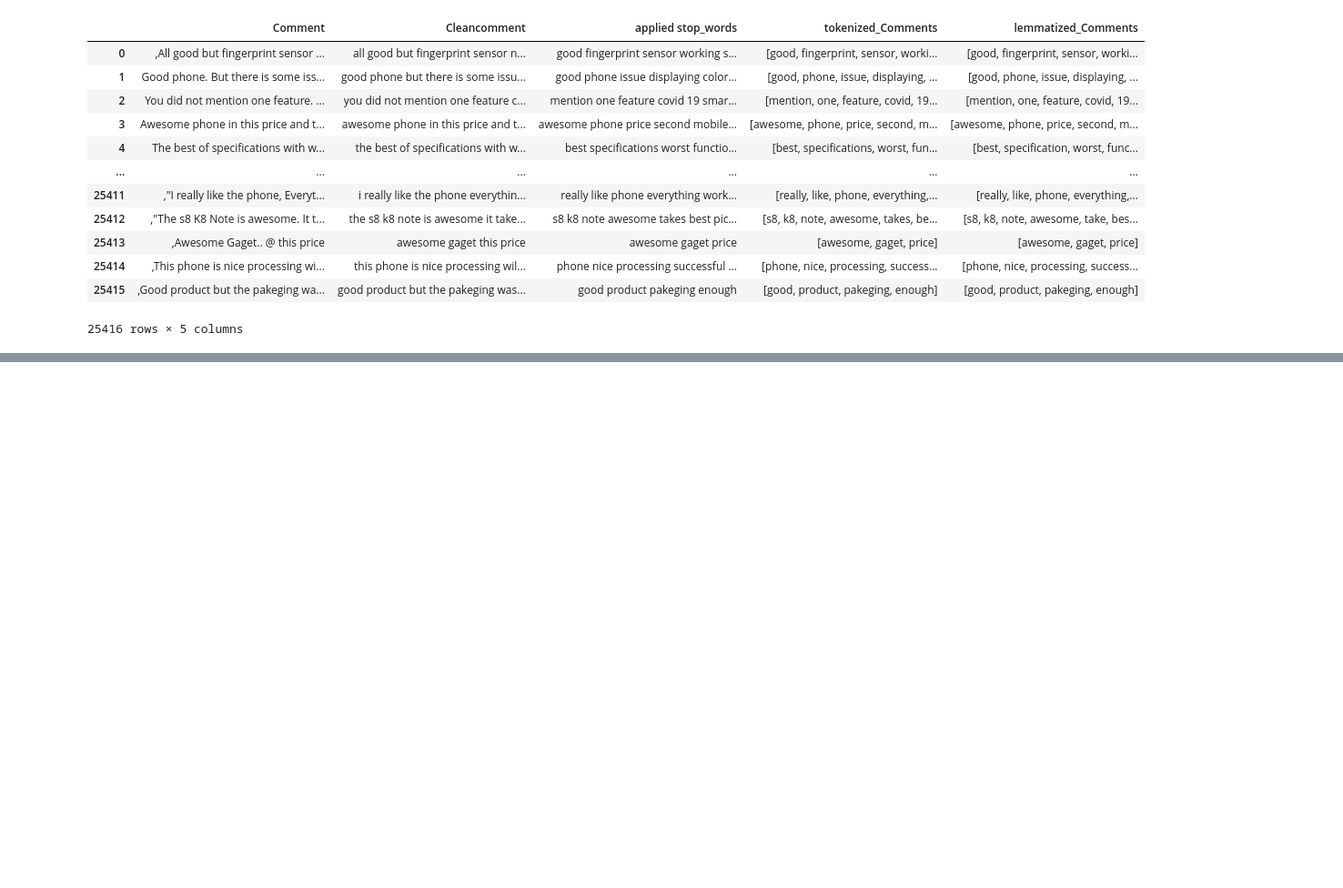
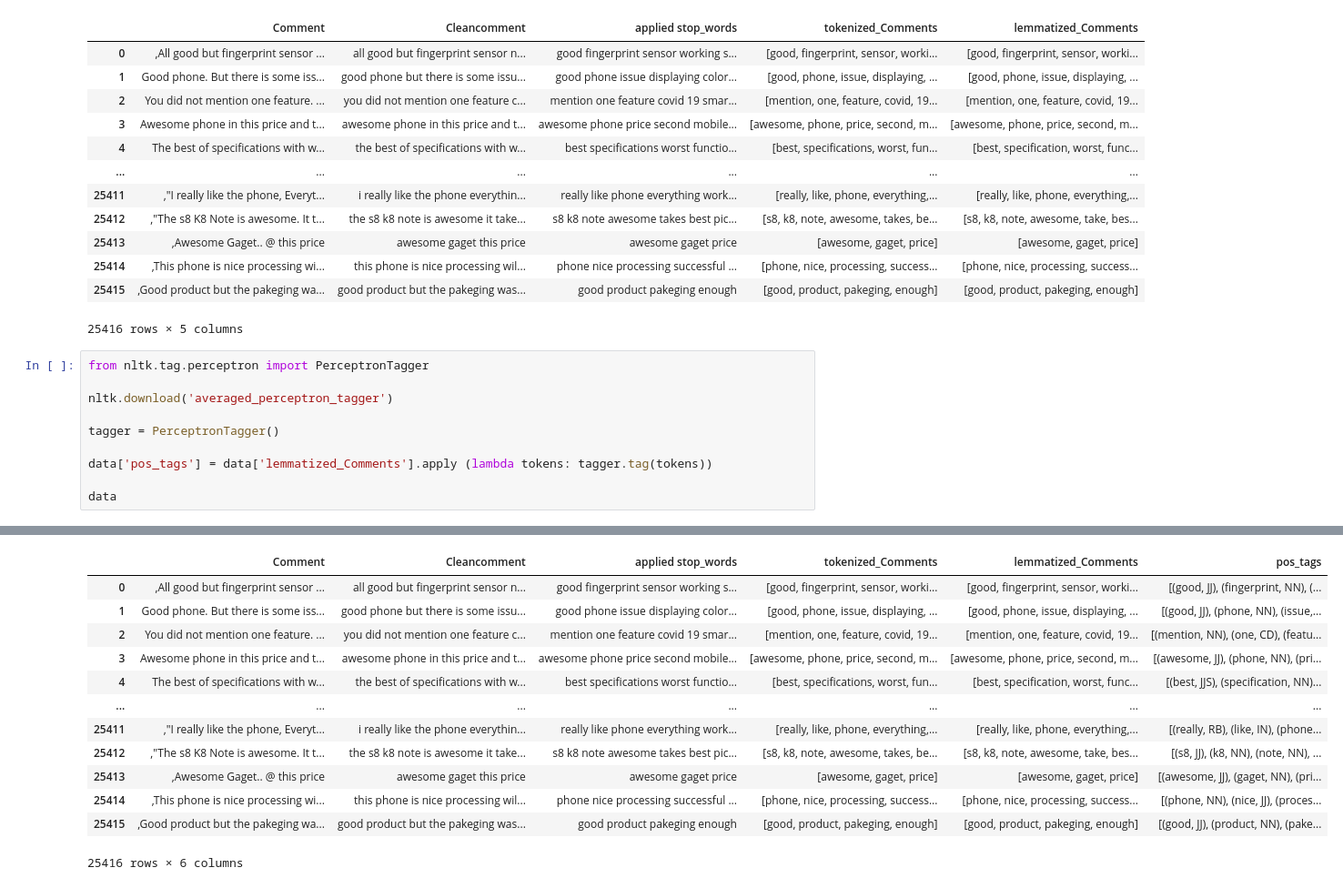
Before and after one commit to unibo-dtm-se-2324-Sentimazon/Sentimazon-Project, a Jupyter notebook: Main.ipynb, the cells around one changed output, grey strips where cells are left out. Shown at 91% size. Drawn from its saved outputs; the diff is of its cells as text; blank space fills up the shorter version.

Commit message:
apply pos tagger (perceptron) on the data

```diff
--- a/Main.ipynb
+++ b/Main.ipynb
@@ -150,3 +150,14 @@ data
 | 25414 | ,This phone is nice processing wi... | this phone is nice processing wil... | phone nice processing successful ... | [phone, nice, processing, success... | [phone, nice, processing, success... |
 | 25415 | ,Good product but the pakeging wa... | good product but the pakeging was... | good product pakeging enough | [good, product, pakeging, enough] | [good, product, pakeging, enough] |
 25416 rows × 5 columns
+# %%
+from nltk.tag.perceptron import PerceptronTagger
+
+nltk.download('averaged_perceptron_tagger')
+
+tagger = PerceptronTagger()
+
+data['pos_tags'] = data['lemmatized_Comments'].apply (lambda tokens: tagger.tag(tokens))
+
+data
+# %% [output]
@@ -152,0 +168,13 @@ data
+|  | Comment | Cleancomment | applied stop_words | tokenized_Comments | lemmatized_Comments | pos_tags |
+| 0 | ,All good but fingerprint sensor ... | all good but fingerprint sensor n... | good fingerprint sensor working s... | [good, fingerprint, sensor, worki... | [good, fingerprint, sensor, worki... | [(good, JJ), (fingerprint, NN), (... |
+| 1 | Good phone. But there is some iss... | good phone but there is some issu... | good phone issue displaying color... | [good, phone, issue, displaying, ... | [good, phone, issue, displaying, ... | [(good, JJ), (phone, NN), (issue,... |
+| 2 | You did not mention one feature. ... | you did not mention one feature c... | mention one feature covid 19 smar... | [mention, one, feature, covid, 19... | [mention, one, feature, covid, 19... | [(mention, NN), (one, CD), (featu... |
+| 3 | Awesome phone in this price and t... | awesome phone in this price and t... | awesome phone price second mobile... | [awesome, phone, price, second, m... | [awesome, phone, price, second, m... | [(awesome, JJ), (phone, NN), (pri... |
+| 4 | The best of specifications with w... | the best of specifications with w... | best specifications worst functio... | [best, specifications, worst, fun... | [best, specification, worst, func... | [(best, JJS), (specification, NN)... |
+| ... | ... | ... | ... | ... | ... | ... |
+| 25411 | ,"I really like the phone, Everyt... | i really like the phone everythin... | really like phone everything work... | [really, like, phone, everything,... | [really, like, phone, everything,... | [(really, RB), (like, IN), (phone... |
+| 25412 | ,"The s8 K8 Note is awesome. It t... | the s8 k8 note is awesome it take... | s8 k8 note awesome takes best pic... | [s8, k8, note, awesome, takes, be... | [s8, k8, note, awesome, take, bes... | [(s8, JJ), (k8, NN), (note, NN), ... |
+| 25413 | ,Awesome Gaget.. @ this price | awesome gaget this price | awesome gaget price | [awesome, gaget, price] | [awesome, gaget, price] | [(awesome, JJ), (gaget, NN), (pri... |
+| 25414 | ,This phone is nice processing wi... | this phone is nice processing wil... | phone nice processing successful ... | [phone, nice, processing, success... | [phone, nice, processing, success... | [(phone, NN), (nice, JJ), (proces... |
+| 25415 | ,Good product but the pakeging wa... | good product but the pakeging was... | good product pakeging enough | [good, product, pakeging, enough] | [good, product, pakeging, enough] | [(good, JJ), (product, NN), (pake... |
+25416 rows × 6 columns
```
Also changed, not shown: parts of 1 cell of this notebook.
